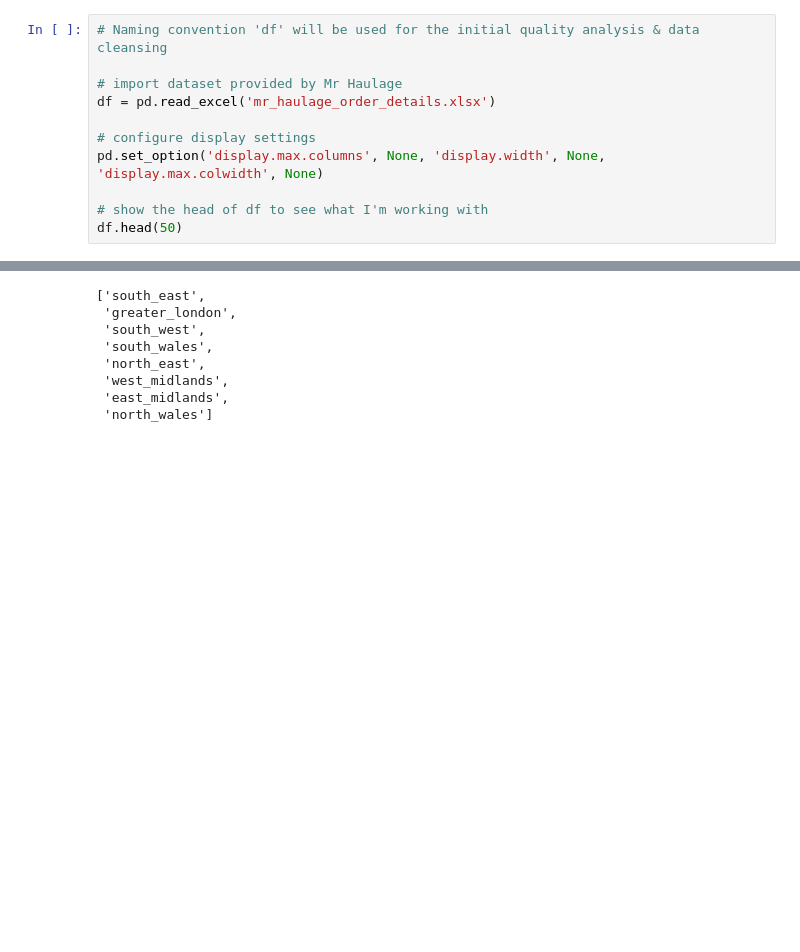
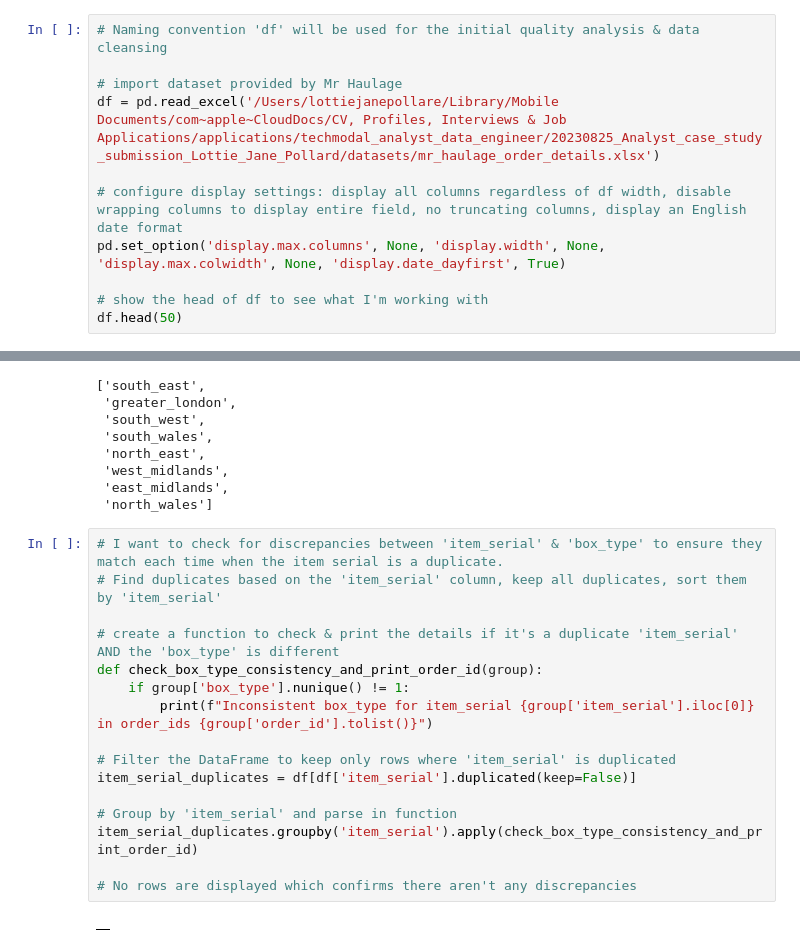
Before and after one commit to LottieJaneDev/20230825_Analyst_case_study_submission_Lottie_Jane_Pollard, a Jupyter notebook: notebooks/data_quality_analysis_mr_haulage.ipynb, the cells around one changed output, grey strips where cells are left out. Cells and saved outputs as stored; diff of their text form; blank space fills up the shorter version.

```diff
--- a/notebooks/data_quality_analysis_mr_haulage.ipynb
+++ b/notebooks/data_quality_analysis_mr_haulage.ipynb
@@ -28,10 +28,10 @@ import pandas as pd
 # Naming convention 'df' will be used for the initial quality analysis & data cleansing
 
 # import dataset provided by Mr Haulage
-df = pd.read_excel('mr_haulage_order_details.xlsx')
+df = pd.read_excel('/Users/lottiejanepollare/Library/Mobile Documents/com~apple~CloudDocs/CV, Profiles, Interviews & Job Applications/applications/techmodal_analyst_data_engineer/20230825_Analyst_case_study_submission_Lottie_Jane_Pollard/datasets/mr_haulage_order_details.xlsx')
 
-# configure display settings
-pd.set_option('display.max.columns', None, 'display.width', None, 'display.max.colwidth', None)
+# configure display settings: display all columns regardless of df width, disable wrapping columns to display entire field, no truncating columns, display an English date format
+pd.set_option('display.max.columns', None, 'display.width', None, 'display.max.colwidth', None, 'display.date_dayfirst', True)
 
 # show the head of df to see what I'm working with
 df.head(50)
@@ -249,4 +249,22 @@ unique_regions
  'west_midlands',
  'east_midlands',
  'north_wales']
+# %%
+# I want to check for discrepancies between 'item_serial' & 'box_type' to ensure they match each time when the item serial is a duplicate.
+# Find duplicates based on the 'item_serial' column, keep all duplicates, sort them by 'item_serial'
+
+# create a function to check & print the details if it's a duplicate 'item_serial' AND the 'box_type' is different
+def check_box_type_consistency_and_print_order_id(group):
+    if group['box_type'].nunique() != 1:
+        print(f"Inconsistent box_type for item_serial {group['item_serial'].iloc[0]} in order_ids {group['order_id'].tolist()}")
+
+# Filter the DataFrame to keep only rows where 'item_serial' is duplicated
+item_serial_duplicates = df[df['item_serial'].duplicated(keep=False)]
+
+# Group by 'item_serial' and parse in function
+item_serial_duplicates.groupby('item_serial').apply(check_box_type_consistency_and_print_order_id)
+
+# No rows are displayed which confirms there aren't any discrepancies
+# %% [output]
+|  |
 # %%
```
Also changed, not shown: parts of 5 cells of this notebook, 4 other files.
